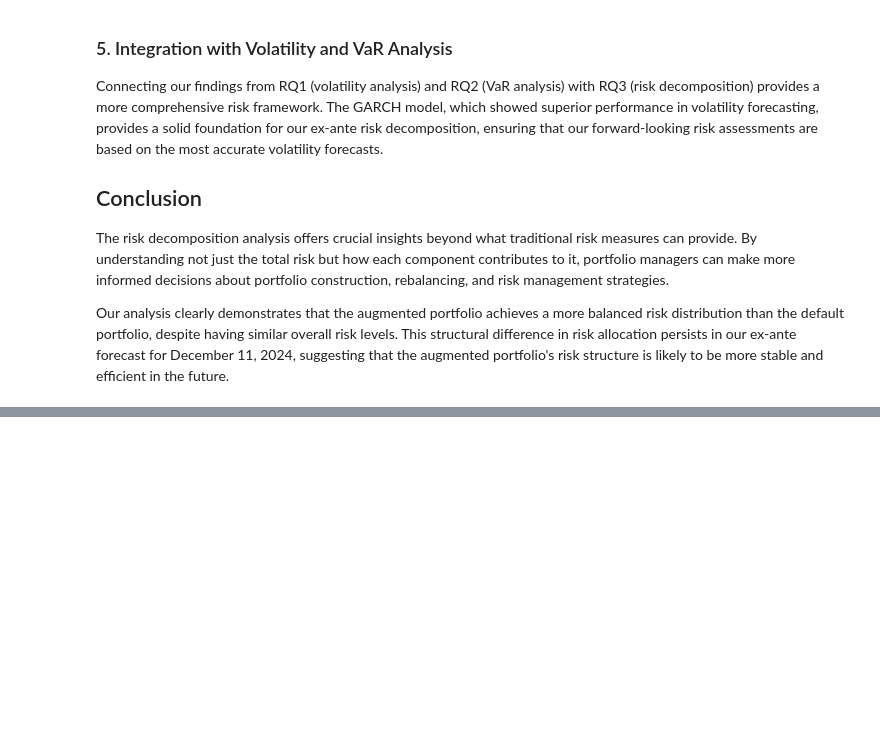
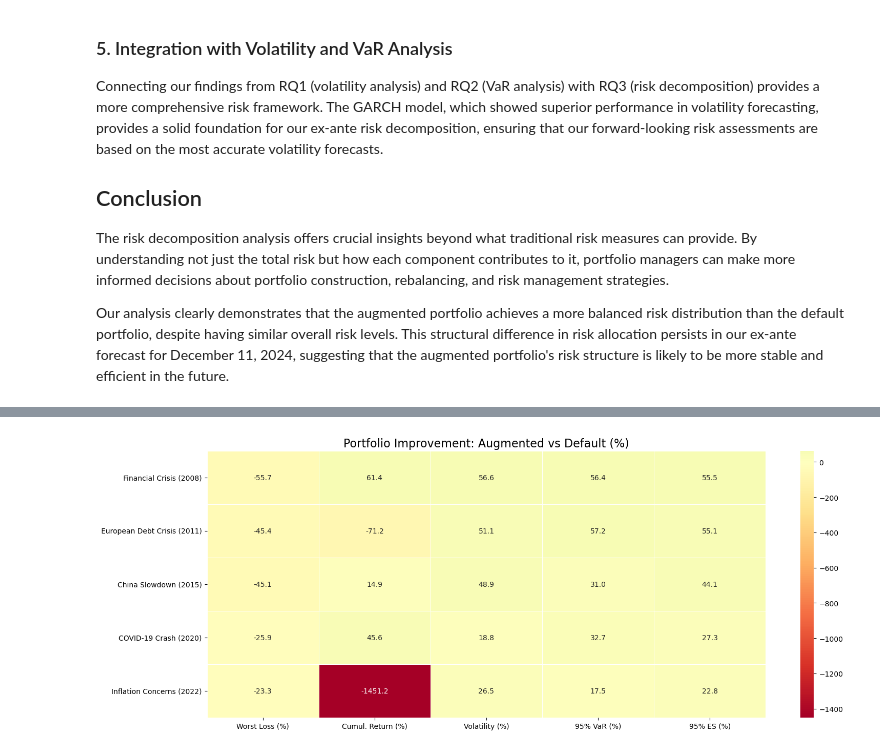
Before and after one commit to thomasmazouzi/Risk, a Jupyter notebook: Project/risk_project.ipynb, the cells around one changed output, grey strips where cells are left out. Saved outputs shown, nothing was run; the diff lists cells and outputs as text; code cells hidden in the pictures; blank space fills up the shorter version.

```diff
--- a/Project/risk_project.ipynb
+++ b/Project/risk_project.ipynb
@@ -2036,0 +2560,98 @@ Our analysis clearly demonstrates that the augmented portfolio achieves a more b
+# %%
+# Visualization of stress test results
+def plot_stress_test_heatmap(stress_test_results):
+    """Create a heatmap visualization of stress test results"""
+    # Create a copy to avoid modifying the original
+    df = stress_test_results.copy()
+
+    plt.figure(figsize=(16, 6))
+
+    # Calculate absolute difference between portfolios for each measure
+    diff = pd.DataFrame()
+    for col in df.columns:
+        period = col.split(' - ')[0]
+        measure = col.split(' - ')[1]
+
+        # Compute risk reduction/improvement percentage
+        default_val = df.loc['Default Portfolio', col]
+        augmented_val = df.loc['Augmented Portfolio', col]
+
+        # Different calculation based on measure type
+        if 'Cumul. Return' in col:
+            # For returns, higher is better
+            improvement = ((augmented_val - default_val) / abs(default_val) * 100
+                          if default_val != 0 else float('inf'))
+        else:
+            # For risk measures, lower is better
+            improvement = ((default_val - augmented_val) / abs(default_val) * 100
+                          if default_val != 0 else float('inf'))
+
+        diff.loc[period, measure] = improvement
+
+    # Create heatmap
+    sns.heatmap(diff, annot=True, cmap='RdYlGn', fmt='.1f', linewidths=0.5,
+               annot_kws={"size": 10}, center=0)
+    plt.title('Portfolio Improvement: Augmented vs Default (%)', fontsize=16)
+    plt.tight_layout()
+
+# Visualize stress test results for specific metrics
+def plot_stress_test_comparison(stress_test_results, metric='95% ES (%)'):
+    """Plot comparison of a specific metric across stress periods"""
+    # Extract columns for the specified metric
+    metric_cols = [col for col in stress_test_results.columns if metric in col]
+    if not metric_cols:
+        print(f"No data for metric: {metric}")
+        return
+
+    # Extract period names
+    periods = [col.split(' - ')[0] for col in metric_cols]
+
+    # Create comparison plot
+    plt.figure(figsize=(12, 6))
+
+    x = range(len(periods))
+    width = 0.35
+
+    default_values = [stress_test_results.loc['Default Portfolio', col] for col in metric_cols]
+    augmented_values = [stress_test_results.loc['Augmented Portfolio', col] for col in metric_cols]
+
+    # Create bar chart
+    bars1 = plt.bar(np.array(x) - width/2, default_values, width, label='Default Portfolio', color='navy')
+    bars2 = plt.bar(np.array(x) + width/2, augmented_values, width, label='Augmented Portfolio', color='crimson')
+
+    # Add data labels
+    for i, (d, a) in enumerate(zip(default_values, augmented_values)):
+        plt.text(i - width/2, d + 0.3, f"{d:.2f}", ha='center', fontsize=9)
+        plt.text(i + width/2, a + 0.3, f"{a:.2f}", ha='center', fontsize=9)
+
+        # Calculate and show improvement percentage
+        if 'Return' in metric:
+            improvement = ((a - d) / abs(d) * 100) if d != 0 else float('inf')
+            color = 'green' if improvement > 0 else 'red'
+        else:
+            improvement = ((d - a) / abs(d) * 100) if d != 0 else float('inf')
+            color = 'green' if improvement > 0 else 'red'
+
+        if not np.isnan(improvement) and not np.isinf(improvement):
+            plt.text(i, max(d, a) + 1, f"{improvement:.1f}%", ha='center', fontsize=10,
+                     color=color, fontweight='bold')
+
+    # Add labels and formatting
+    plt.title(f'Stress Test Comparison: {metric}', fontsize=16)
+    plt.xlabel('Stress Period', fontsize=14)
+    plt.ylabel(metric, fontsize=14)
+    plt.xticks(x, periods, rotation=45, ha='right')
+    plt.legend(fontsize=12)
+    plt.grid(True, alpha=0.3)
+
+    plt.tight_layout()
+
+# Visualize the stress test results
+plot_stress_test_heatmap(stress_test_results)
+
+# Plot specific metrics comparisons
+plot_stress_test_comparison(stress_test_results, '95% ES (%)')
+plot_stress_test_comparison(stress_test_results, 'Worst Loss (%)')
+plot_stress_test_comparison(stress_test_results, 'Cumul. Return (%)')
+# %% [output]
+[figure, added]
```
Also changed, not shown: parts of 13 cells of this notebook.
